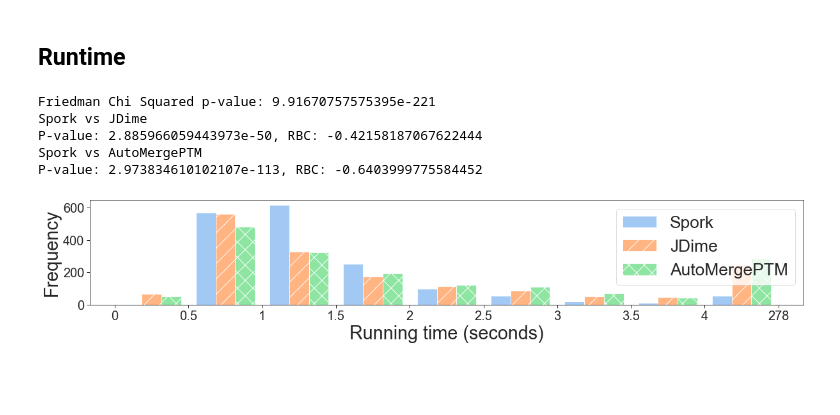
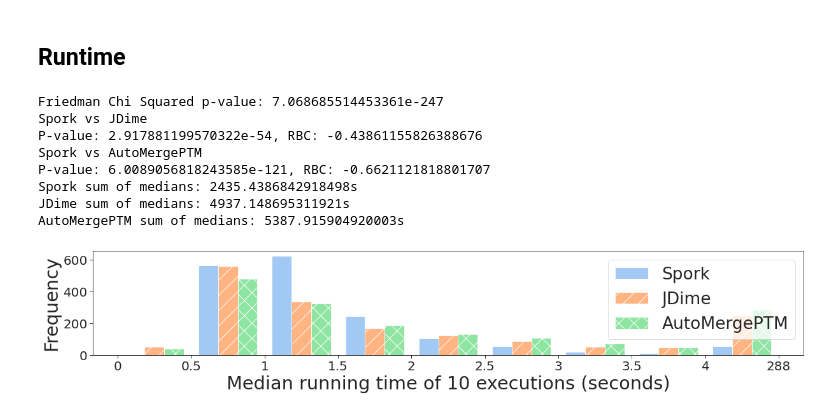
Before and after one commit to slarse/spork-experiments, a Jupyter notebook: analysis.ipynb, the cells around one changed output. Cells and saved outputs as stored; diff of their text form; code cells hidden in the pictures; blank space fills up the shorter version.

Commit message:
Update running time plot with median running times

```diff
--- a/analysis.ipynb
+++ b/analysis.ipynb
@@ -157,6 +155,9 @@ def avg_chunk_size(row):
     if row.num_conflicts:
         return row.conflict_size / row.num_conflicts
     return 0
+
+def compute_median_running_times(running_times: pd.DataFrame) -> pd.DataFrame:
+    return running_times.groupby(["merge_dir", "merge_cmd"])["running_time"].median().unstack()
 # %% [markdown]
 ## GitDiff size
 # %%
@@ -276,29 +277,28 @@ P-value: 0.8333449205297269, RBC: -0.016330728095433955
 ## Runtime
 # %%
 def plot_runtimes():
+    running_times = pd.read_csv("analysis/results/running_times.csv")
     bins = [0, 0.5, 1, 1.5, 2, 2.5, 3, 3.5, 4, 4.5]
-    non_fail_merges = FILE_MERGE_EVALS[
-        ~FILE_MERGE_EVALS.merge_dir.isin(FAIL_MERGE_DIRS)
-    ]
-    aligned_file_merges = get_aligned_results(
-        merge_id_column="merge_dir",
-        tool_column="merge_cmd",
-        data_column="runtime",
-        frame=non_fail_merges,
+    median_running_times = compute_median_running_times(running_times)
+    histogram(
+        spork_values=median_running_times.spork,
+        jdime_values=median_running_times.jdime,
+        automergeptm_values=median_running_times.automergeptm,
+        bins=bins,
+        xlabel="Median running time of 10 executions (seconds)",
     )
-    histogram(
-        spork_values=aligned_file_merges.spork_runtime,
-        jdime_values=aligned_file_merges.jdime_runtime,
-        automergeptm_values=aligned_file_merges.automergeptm_runtime,
-        bins=bins,
-        xlabel="Running time (seconds)",
-    )
+    print(f"Spork sum of medians: {median_running_times.spork.sum()}s")
+    print(f"JDime sum of medians: {median_running_times.jdime.sum()}s")
+    print(f"AutoMergePTM sum of medians: {median_running_times.automergeptm.sum()}s")
 
 plot_runtimes()
 # %% [output]
-Friedman Chi Squared p-value: 9.91670757575395e-221
+Friedman Chi Squared p-value: 7.068685514453361e-247
 Spork vs JDime
-P-value: 2.885966059443973e-50, RBC: -0.42158187067622444
+P-value: 2.917881199570322e-54, RBC: -0.43861155826388676
 Spork vs AutoMergePTM
-P-value: 2.973834610102107e-113, RBC: -0.6403999775584452
+P-value: 6.0089056818243585e-121, RBC: -0.6621121818801707
+Spork sum of medians: 2435.4386842918498s
+JDime sum of medians: 4937.148695311921s
+AutoMergePTM sum of medians: 5387.915904920003s
-[figure, old version]
+[figure, new version]
```
Also changed, not shown: parts of 5 cells of this notebook, 1 other file.
